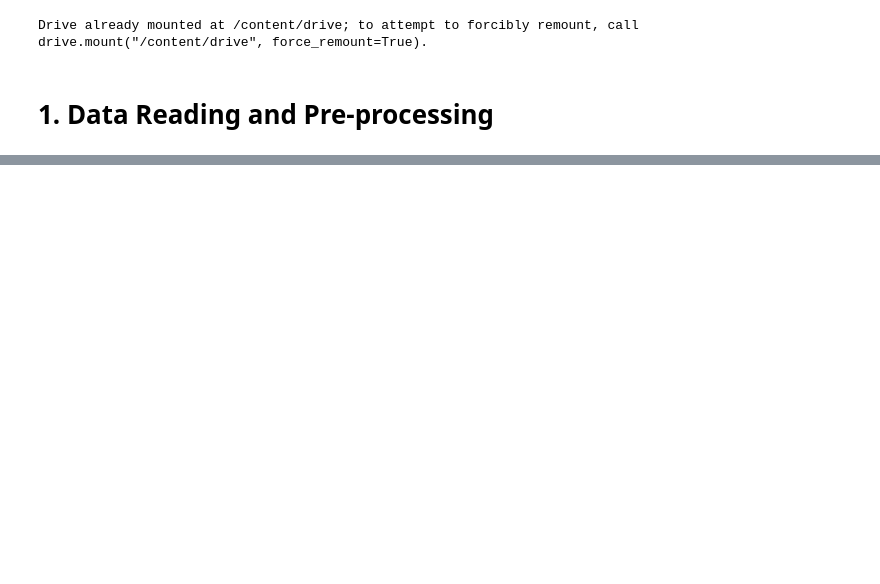
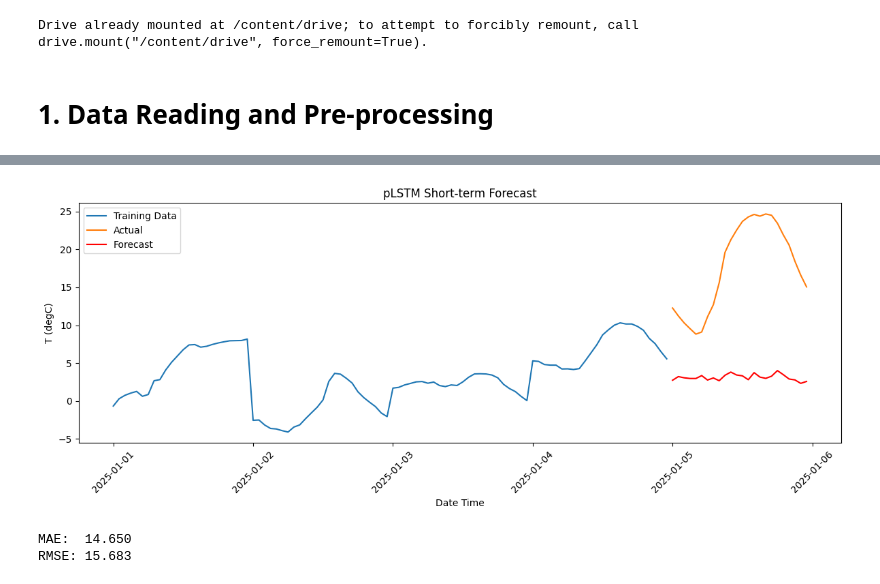
Before and after one commit to jmudong/Forecasting, a Jupyter notebook: plstm.ipynb, the cells around one changed output, grey strips where cells are left out. Cells and saved outputs as stored; diff of their text form; code cells hidden in the pictures; blank space fills up the shorter version.

Commit message:
plstm short-term

```diff
--- a/plstm.ipynb
+++ b/plstm.ipynb
@@ -47,0 +53,14 @@ df_long = df["2025-01-01":"2025-05-31"]
+# %%
+# Configs for pLSTM
+class Configs:
+    seq_len            = 24    # use last 24 hours (matches short-term LSTM)
+    pred_len           = 24    # forecast next 24 hours
+    channel            = 1     # univariate (just T degC)
+    embedding_dim      = 64    # matches hidden_size in your LSTM
+    patch_size         = 4     # each patch covers 4 timesteps
+    stride             = 2     # patches overlap by 2
+    num_heads          = 4     # attention heads
+    conv1d_kernel_size = 4     # conv kernel
+    num_blocks         = 2     # number of xLSTM blocks
+
+configs = Configs()
@@ -47,0 +195,37 @@ df_long = df["2025-01-01":"2025-05-31"]
+# %%
+# Forecasting cell
+model.eval()
+preds_scaled = []
+
+with torch.no_grad():
+    for i in range(len(X_test)):
+        out = model(X_test[i].unsqueeze(0).to(device))  # [1, pred_len, 1]
+        preds_scaled.append(out[0, 0, 0].cpu().item())  # take first predicted step
+
+preds_scaled = np.array(preds_scaled).reshape(-1, 1)
+preds  = scaler.inverse_transform(preds_scaled)
+actual = scaler.inverse_transform(y_test.squeeze().numpy().reshape(-1, 1))
+# %%
+# Forecasting plot
+plt.figure(figsize=(12, 5))
+plt.plot(train_hourly.index, train_hourly["T (degC)"], label="Training Data")
+plt.plot(test_hourly.index,  test_hourly["T (degC)"],  label="Actual")
+plt.plot(test_hourly.index,  preds,                    label="Forecast", color="red")
+plt.title("pLSTM Short-term Forecast")
+plt.xlabel("Date Time")
+plt.ylabel("T (degC)")
+plt.xticks(rotation=45)
+plt.legend()
+plt.tight_layout()
+plt.show()
+# %% [output]
+[figure, added]
+# %%
+# Evaluation
+mae  = mean_absolute_error(actual, preds)
+rmse = np.sqrt(mean_squared_error(actual, preds))
+print(f"MAE:  {mae:.3f}")
+print(f"RMSE: {rmse:.3f}")
+# %% [output]
+MAE:  14.650
+RMSE: 15.683
```
Also changed, not shown: parts of 7 cells of this notebook.
